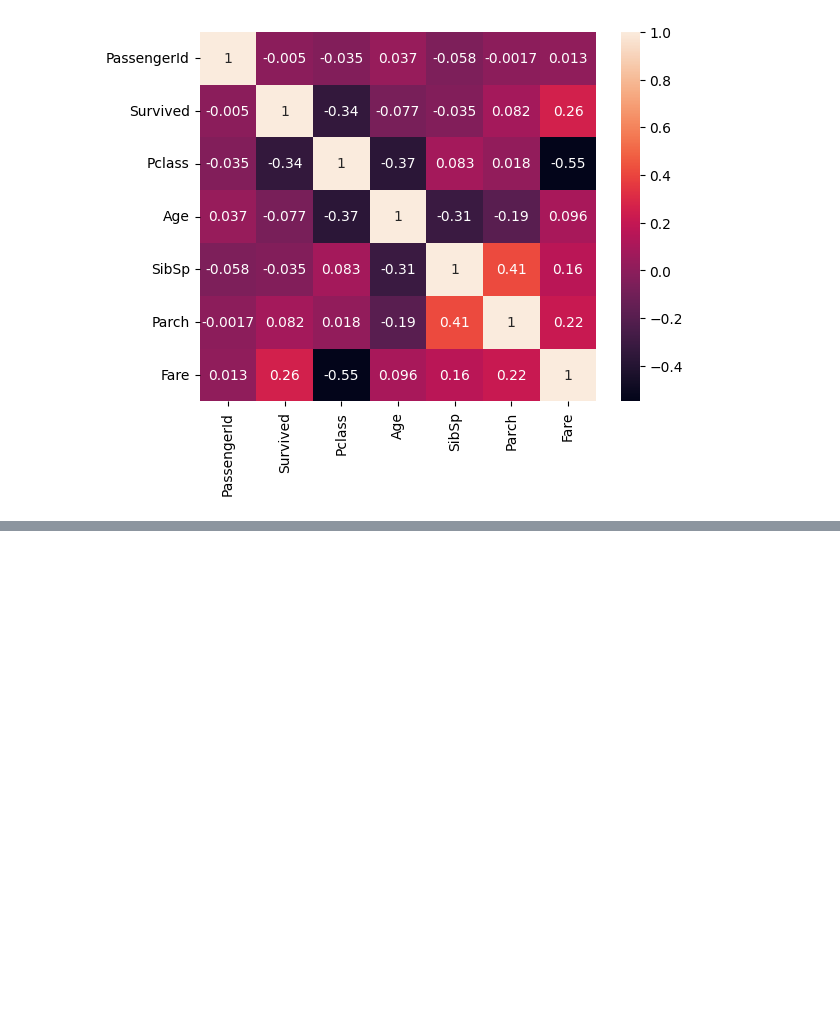
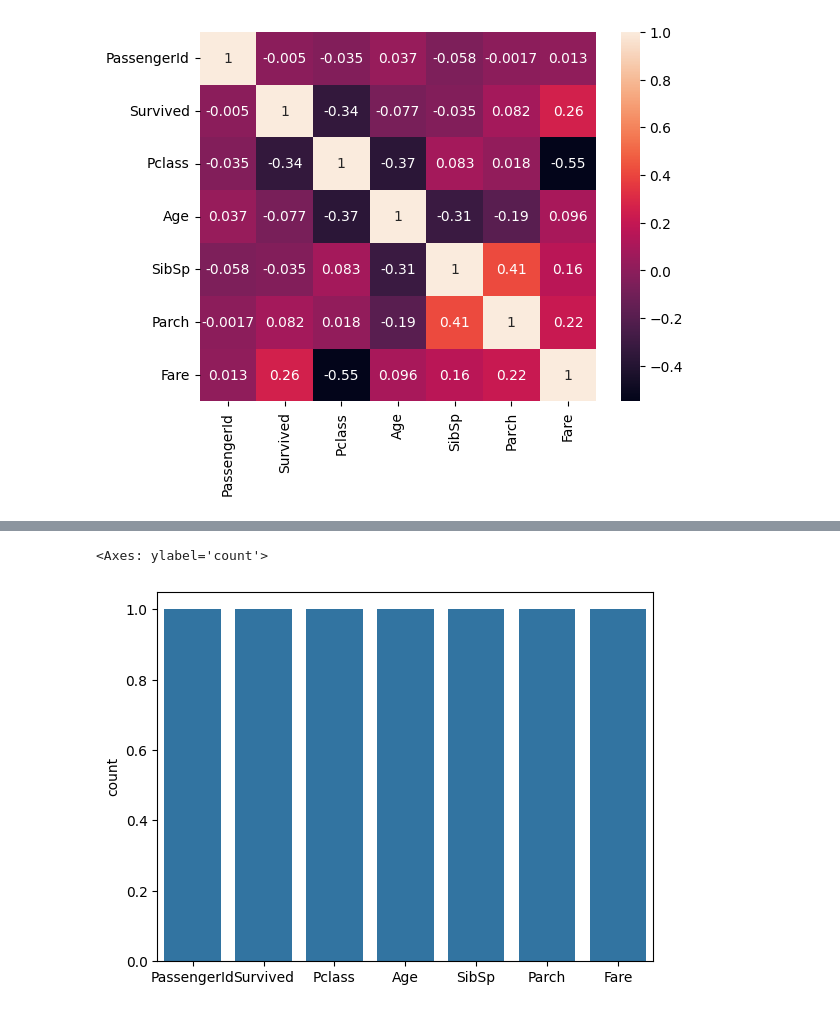
Before and after one commit to Hunnykumar007/SimpleLinearAlgorithm, a Jupyter notebook: notebooks/EDA_1_titanic_train.ipynb, the cells around one changed output, grey strips where cells are left out. Drawn from its saved outputs; the diff is of its cells as text; code cells hidden in the pictures; blank space fills up the shorter version.

```diff
--- a/notebooks/EDA_1_titanic_train.ipynb
+++ b/notebooks/EDA_1_titanic_train.ipynb
@@ -205,0 +283,5 @@ sns.heatmap(df,annot=True)
+# %%
+sns.countplot(df["Survived"])
+# %% [output]
+<Axes: ylabel='count'>
+[figure, added]
```
Also changed, not shown: parts of 10 cells of this notebook.
